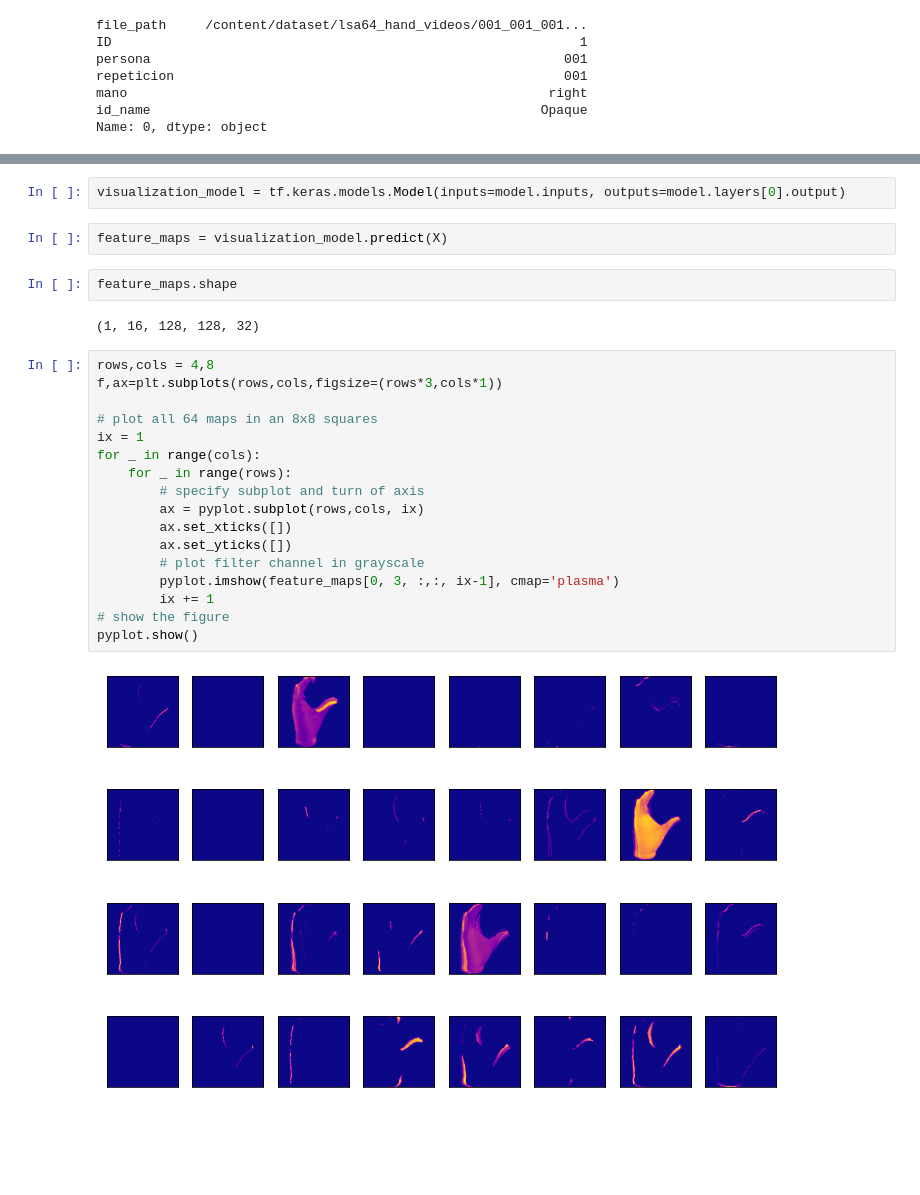
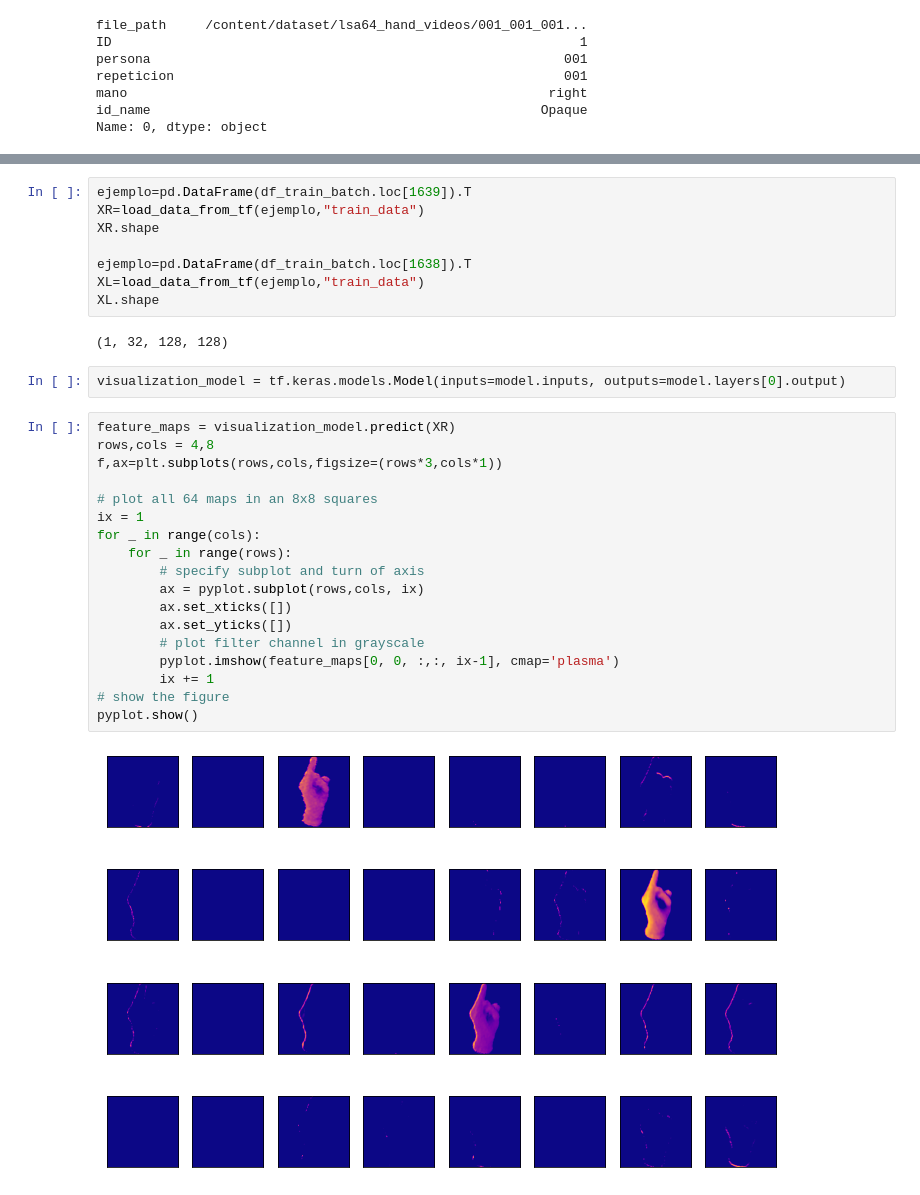
Before and after one commit to ffelicioni/conv3d_video, a Jupyter notebook: clasificar_hands.ipynb, the cells around one changed output, grey strips where cells are left out. Cells and saved outputs as stored; diff of their text form; blank space fills up the shorter version.

```diff
--- a/clasificar_hands.ipynb
+++ b/clasificar_hands.ipynb
@@ -581,27 +626,32 @@ Name: 0, dtype: object
+# %%
+ejemplo=pd.DataFrame(df_train_batch.loc[1639]).T
+XR=load_data_from_tf(ejemplo,"train_data")
+XR.shape
+
+ejemplo=pd.DataFrame(df_train_batch.loc[1638]).T
+XL=load_data_from_tf(ejemplo,"train_data")
+XL.shape
+# %% [output]
+(1, 32, 128, 128)
 # %%
 visualization_model = tf.keras.models.Model(inputs=model.inputs, outputs=model.layers[0].output)
-# %%
-feature_maps = visualization_model.predict(X)
-# %%
-feature_maps.shape
-# %% [output]
-(1, 16, 128, 128, 32)
 # %%
+feature_maps = visualization_model.predict(XR)
 rows,cols = 4,8
 f,ax=plt.subplots(rows,cols,figsize=(rows*3,cols*1))
 
 # plot all 64 maps in an 8x8 squares
 ix = 1
 for _ in range(cols):
 	for _ in range(rows):
 		# specify subplot and turn of axis
 		ax = pyplot.subplot(rows,cols, ix)
 		ax.set_xticks([])
 		ax.set_yticks([])
 		# plot filter channel in grayscale
-		pyplot.imshow(feature_maps[0, 3, :,:, ix-1], cmap='plasma')
+		pyplot.imshow(feature_maps[0, 0, :,:, ix-1], cmap='plasma')
 		ix += 1
 # show the figure
 pyplot.show()
 # %% [output]
-[figure, old version]
+[figure, new version]
```
Also changed, not shown: parts of 8 cells of this notebook.
